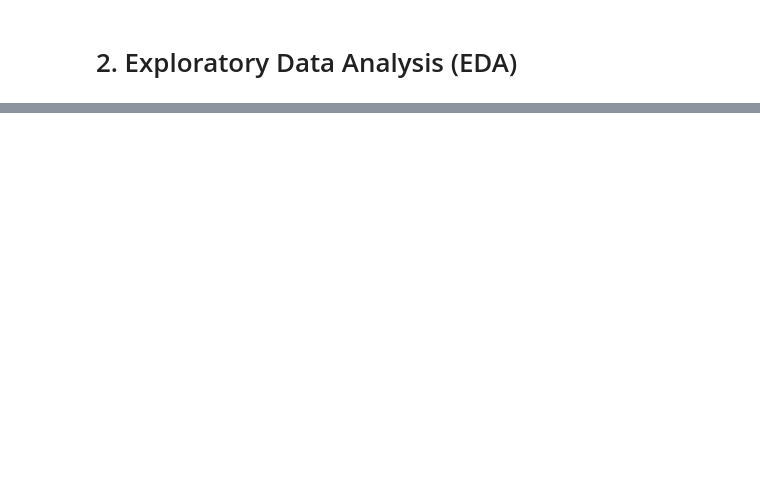
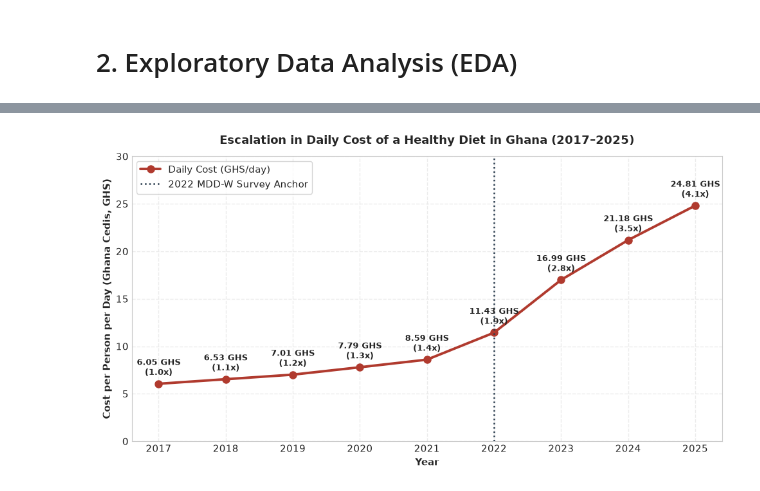
Before and after one commit to Nowshin1077/Women_in_Data_Datathon_Project_2026, a Jupyter notebook: notebooks/nowshin_eda/Nowshin_CoAHD_Ghana.ipynb, the cells around one changed output, grey strips where cells are left out. Saved outputs shown, nothing was run; the diff lists cells and outputs as text; code cells hidden in the pictures; blank space fills up the shorter version.

```diff
--- a/notebooks/nowshin_eda/Nowshin_CoAHD_Ghana.ipynb
+++ b/notebooks/nowshin_eda/Nowshin_CoAHD_Ghana.ipynb
@@ -339,6 +220,0 @@ display(focus_2022_table)
-# %%
-# Set global style for professional reports
-sns.set_theme(style="whitegrid")
-plt.rcParams.update(
-    {"font.sans-serif": "DejaVu Sans", "font.size": 11, "figure.autolayout": False}
-)
@@ -596,0 +221,38 @@ All charts generated and saved successfully as 300 DPI PNG files.
+# %%
+# Configure professional charting aesthetic
+plt.style.use('seaborn-v0_8-whitegrid' if 'seaborn-v0_8-whitegrid' in plt.style.available else 'default')
+plt.rcParams.update({
+    'font.family': 'sans-serif',
+    'font.sans-serif': ['DejaVu Sans', 'Arial', 'Helvetica'],
+    'axes.edgecolor': '#cccccc',
+    'axes.linewidth': 0.8,
+    'grid.color': '#ebebeb',
+    'grid.linestyle': '--'
+})
+# %%
+# FIGURE 1: All Years Diet Cost Escalation (2017–2025)
+
+fig, ax = plt.subplots(figsize=(10, 5.5))
+ax.plot(df_macro_ts['Year'], df_macro_ts['CoHD_GHS_day'], marker='o', color='#b03a2e',
+        linewidth=2.8, markersize=8, label='Daily Cost (GHS/day)')
+
+# Annotate points
+for _, row in df_macro_ts.iterrows():
+    ax.annotate(f"{row['CoHD_GHS_day']:.2f} GHS\n({row['Nominal_Inflation_Multiplier']:.1f}x)",
+                (row['Year'], row['CoHD_GHS_day']),
+                textcoords="offset points", xytext=(0, 10), ha='center', fontsize=9, fontweight='bold')
+
+# Reference marker for 2022
+ax.axvline(2022, color='#2c3e50', linestyle=':', linewidth=1.8, label='2022 MDD-W Survey Anchor')
+
+ax.set_title('Escalation in Daily Cost of a Healthy Diet in Ghana (2017–2025)', fontsize=13, fontweight='bold', pad=14)
+ax.set_xlabel('Year', fontsize=11, fontweight='bold')
+ax.set_ylabel('Cost per Person per Day (Ghana Cedis, GHS)', fontsize=11, fontweight='bold')
+ax.set_ylim(0, 30)
+ax.set_xticks(df_macro_ts['Year'])
+ax.legend(loc='upper left', frameon=True)
+fig.tight_layout()
+fig.savefig(os.path.join(FIGURES_DIR, "01_coahd_all_years_cost_escalation.png"), dpi=300)
+plt.show()
+# %% [output]
+[figure, added]
```
Also changed, not shown: parts of 36 cells of this notebook, 9 other files.
